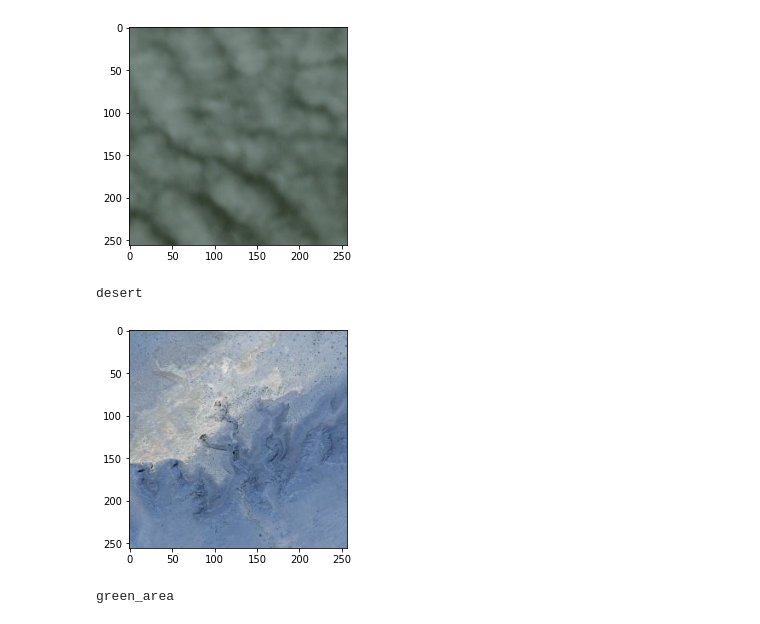
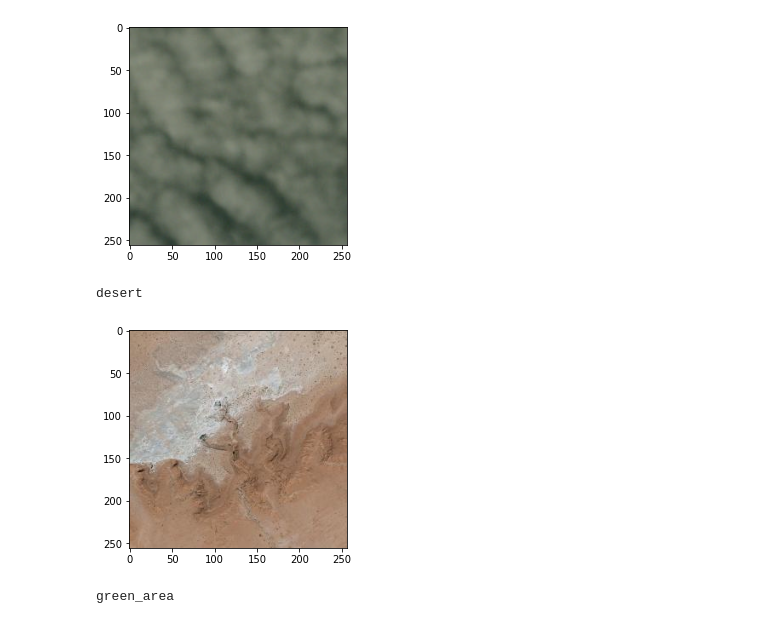
Before and after one commit to JeremCab/MethodesOptimisationBUT, a Jupyter notebook: TP/3_LogisticRegressionImagesSKL_CORR.ipynb, the cells around one changed output. Drawn from its saved outputs; the diff is of its cells as text; code cells hidden in the pictures.

```diff
--- a/TP/3_LogisticRegressionImagesSKL_CORR.ipynb
+++ b/TP/3_LogisticRegressionImagesSKL_CORR.ipynb
@@ -110,9 +116,9 @@ print(data_d["cloudy"][1][1246])
 cloudy
 [figure]
 # %%
-plt.imshow(data_d["desert"][0][577])
+plt.imshow(cv2.cvtColor(data_d["desert"][0][577], cv2.COLOR_BGR2RGB))
 print(data_d["desert"][1][577])
 # %% [output]
 desert
-[figure, old version]
+[figure, new version]
 # %%
```
Also changed, not shown: parts of 22 cells of this notebook, 2 other files.
